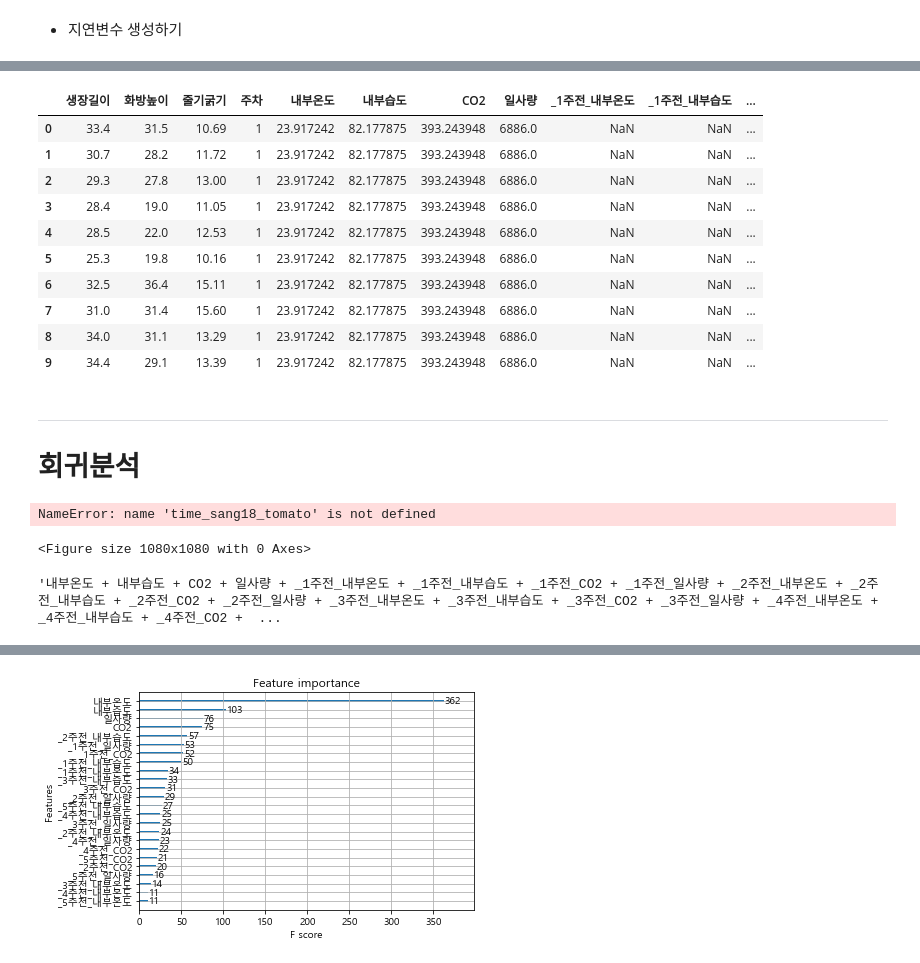
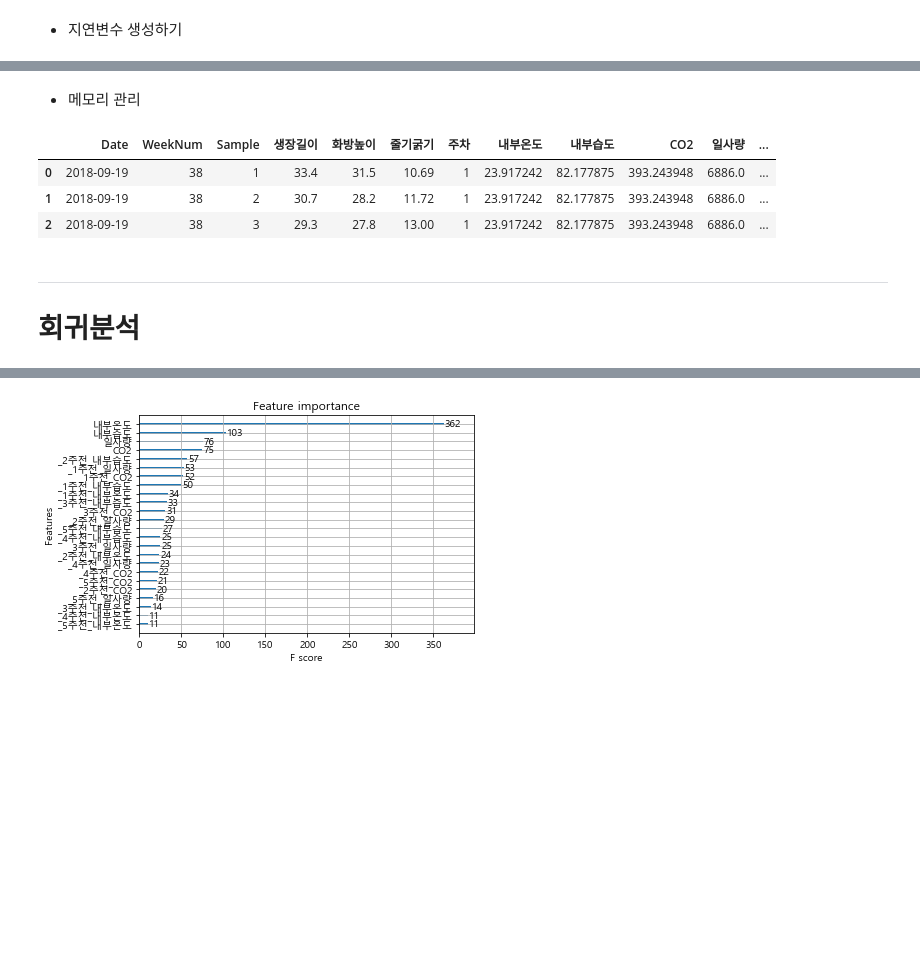
Before and after one commit to meucham11/nong_intern, a Jupyter notebook: 03_지연변수와 회귀.ipynb, the cells around one changed output, grey strips where cells are left out. Drawn from its saved outputs; the diff is of its cells as text; code cells hidden in the pictures; blank space fills up the shorter version.

```diff
--- a/03_지연변수와 회귀.ipynb
+++ b/03_지연변수와 회귀.ipynb
@@ -432,14 +432,2 @@ test=test.iloc[:,8:]
-# %%
-test.head(10)
-# %% [output]
-|  | 생장길이 | 화방높이 | 줄기굵기 | 주차 | 내부온도 | 내부습도 | CO2 | 일사량 | _1주전_내부온도 | _1주전_내부습도 | ... |
-| 0 | 33.4 | 31.5 | 10.69 | 1 | 23.917242 | 82.177875 | 393.243948 | 6886.0 | NaN | NaN | ... |
-| 1 | 30.7 | 28.2 | 11.72 | 1 | 23.917242 | 82.177875 | 393.243948 | 6886.0 | NaN | NaN | ... |
-| 2 | 29.3 | 27.8 | 13.00 | 1 | 23.917242 | 82.177875 | 393.243948 | 6886.0 | NaN | NaN | ... |
-| 3 | 28.4 | 19.0 | 11.05 | 1 | 23.917242 | 82.177875 | 393.243948 | 6886.0 | NaN | NaN | ... |
-| 4 | 28.5 | 22.0 | 12.53 | 1 | 23.917242 | 82.177875 | 393.243948 | 6886.0 | NaN | NaN | ... |
-| 5 | 25.3 | 19.8 | 10.16 | 1 | 23.917242 | 82.177875 | 393.243948 | 6886.0 | NaN | NaN | ... |
-| 6 | 32.5 | 36.4 | 15.11 | 1 | 23.917242 | 82.177875 | 393.243948 | 6886.0 | NaN | NaN | ... |
-| 7 | 31.0 | 31.4 | 15.60 | 1 | 23.917242 | 82.177875 | 393.243948 | 6886.0 | NaN | NaN | ... |
-| 8 | 34.0 | 31.1 | 13.29 | 1 | 23.917242 | 82.177875 | 393.243948 | 6886.0 | NaN | NaN | ... |
-| 9 | 34.4 | 29.1 | 13.39 | 1 | 23.917242 | 82.177875 | 393.243948 | 6886.0 | NaN | NaN | ... |
+# %% [markdown]
+- 메모리 관리
@@ -446,14 +446,10 @@ test.head(10)
+# %%
+model_dataset[0].head(3)
+# %% [output]
+|  | Date | WeekNum | Sample | 생장길이 | 화방높이 | 줄기굵기 | 주차 | 내부온도 | 내부습도 | CO2 | 일사량 | ... |
+| 0 | 2018-09-19 | 38 | 1 | 33.4 | 31.5 | 10.69 | 1 | 23.917242 | 82.177875 | 393.243948 | 6886.0 | ... |
+| 1 | 2018-09-19 | 38 | 2 | 30.7 | 28.2 | 11.72 | 1 | 23.917242 | 82.177875 | 393.243948 | 6886.0 | ... |
+| 2 | 2018-09-19 | 38 | 3 | 29.3 | 27.8 | 13.00 | 1 | 23.917242 | 82.177875 | 393.243948 | 6886.0 | ... |
 # %% [markdown]
 ----
 # 회귀분석
-# %%
-plt.figure(figsize=(15,15))
-sns.heatmap(data = time_sang18_tomato.corr(), annot=True,
-fmt = '.2f', linewidths=.5, cmap='Blues')
-# %% [output]
-NameError: name 'time_sang18_tomato' is not defined
-<Figure size 1080x1080 with 0 Axes>
-# %%
-' + '.join(test.columns[12:])
-# %% [output]
-'내부온도 + 내부습도 + CO2 + 일사량 + _1주전_내부온도 + _1주전_내부습도 + _1주전_CO2 + _1주전_일사량 + _2주전_내부온도 + _2주전_내부습도 + _2주전_CO2 + _2주전_일사량 + _3주전_내부온도 + _3주전_내부습도 + _3주전_CO2 + _3주전_일사량 + _4주전_내부온도 + _4주전_내부습도 + _4주전_CO2 +  ...
```
Also changed, not shown: parts of 27 cells of this notebook.
